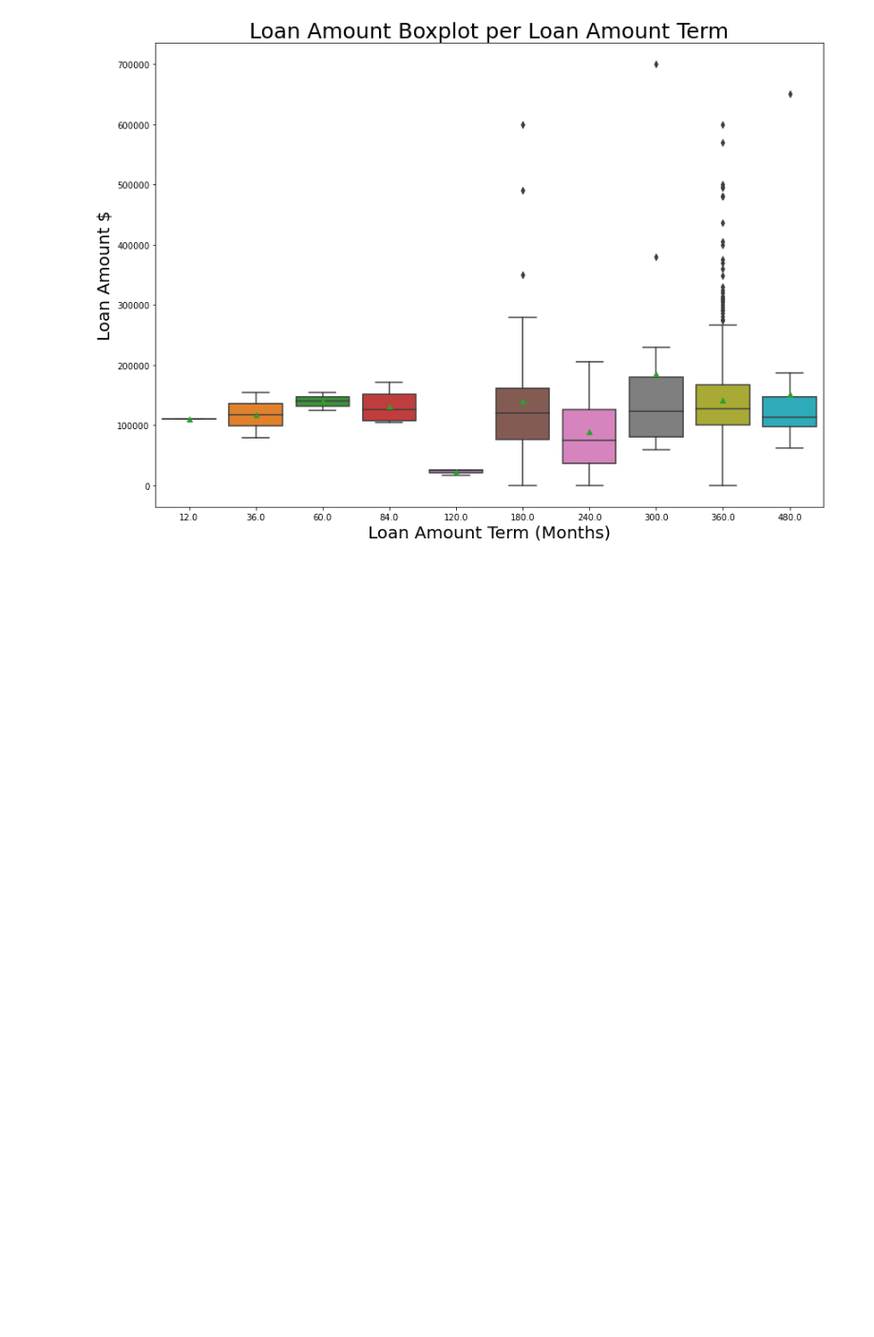
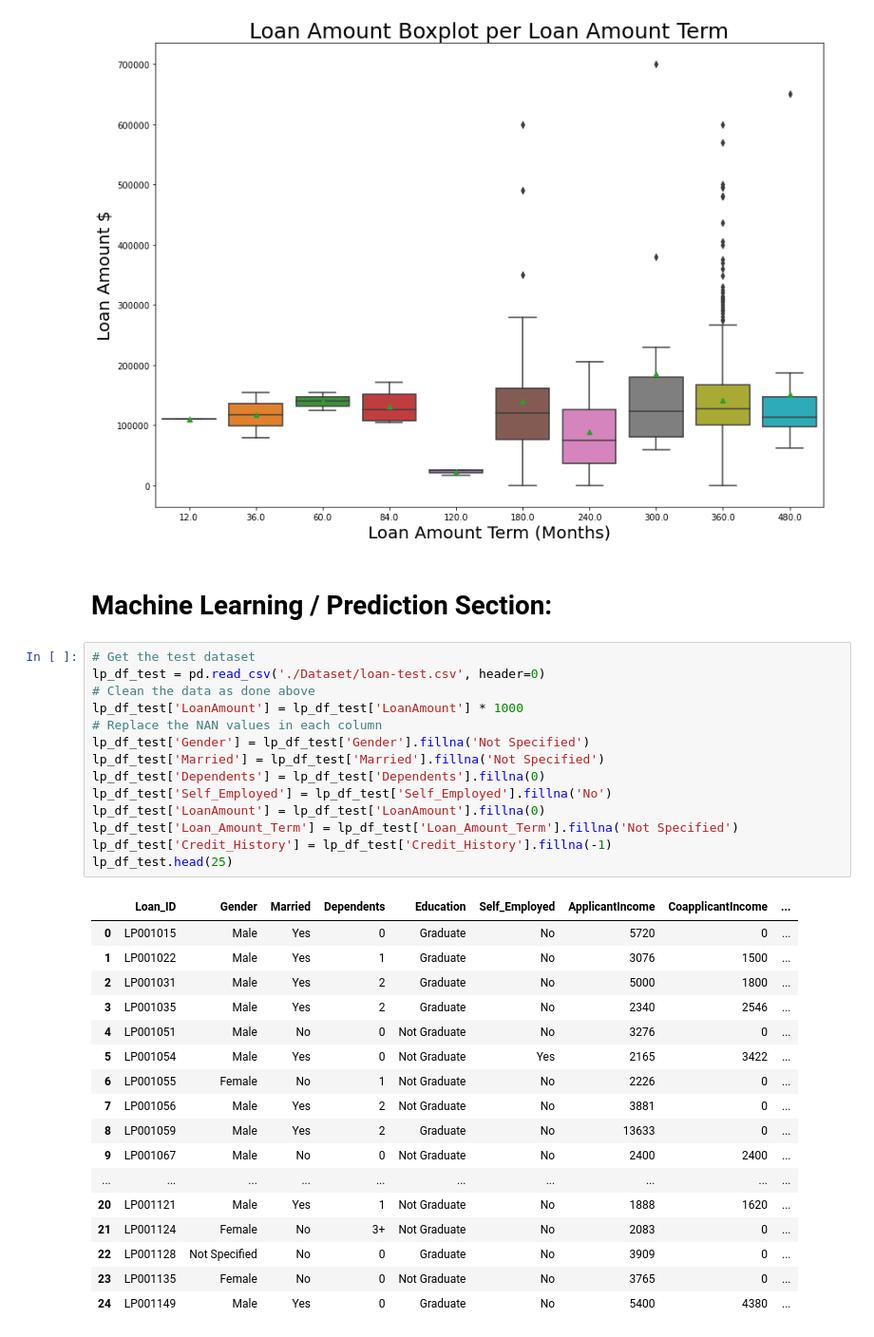
Before and after one commit to spa542/DSCI470, a Jupyter notebook: Project_2_Loan_Prediction_Dataset/Loan_Prediction_Dataset_Playground.ipynb, the cells around one changed output. Shown: that part at 95% size. Saved outputs shown, nothing was run; the diff lists cells and outputs as text; blank space fills up the shorter version.

```diff
--- a/Project_2_Loan_Prediction_Dataset/Loan_Prediction_Dataset_Playground.ipynb
+++ b/Project_2_Loan_Prediction_Dataset/Loan_Prediction_Dataset_Playground.ipynb
@@ -246,3 +250,37 @@ ax.set_xticklabels(unique_loan_amount_terms)
 plt.show()
 # %% [output]
 [figure]
+# %% [markdown]
+# Machine Learning / Prediction Section:
+# %%
+# Get the test dataset
+lp_df_test = pd.read_csv('./Dataset/loan-test.csv', header=0)
+# Clean the data as done above
+lp_df_test['LoanAmount'] = lp_df_test['LoanAmount'] * 1000
+# Replace the NAN values in each column
+lp_df_test['Gender'] = lp_df_test['Gender'].fillna('Not Specified')
+lp_df_test['Married'] = lp_df_test['Married'].fillna('Not Specified')
+lp_df_test['Dependents'] = lp_df_test['Dependents'].fillna(0)
+lp_df_test['Self_Employed'] = lp_df_test['Self_Employed'].fillna('No')
+lp_df_test['LoanAmount'] = lp_df_test['LoanAmount'].fillna(0)
+lp_df_test['Loan_Amount_Term'] = lp_df_test['Loan_Amount_Term'].fillna('Not Specified')
+lp_df_test['Credit_History'] = lp_df_test['Credit_History'].fillna(-1)
+lp_df_test.head(25)
+# %% [output]
+|  | Loan_ID | Gender | Married | Dependents | Education | Self_Employed | ApplicantIncome | CoapplicantIncome | ... |
+| 0 | LP001015 | Male | Yes | 0 | Graduate | No | 5720 | 0 | ... |
+| 1 | LP001022 | Male | Yes | 1 | Graduate | No | 3076 | 1500 | ... |
+| 2 | LP001031 | Male | Yes | 2 | Graduate | No | 5000 | 1800 | ... |
+| 3 | LP001035 | Male | Yes | 2 | Graduate | No | 2340 | 2546 | ... |
+| 4 | LP001051 | Male | No | 0 | Not Graduate | No | 3276 | 0 | ... |
+| 5 | LP001054 | Male | Yes | 0 | Not Graduate | Yes | 2165 | 3422 | ... |
+| 6 | LP001055 | Female | No | 1 | Not Graduate | No | 2226 | 0 | ... |
+| 7 | LP001056 | Male | Yes | 2 | Not Graduate | No | 3881 | 0 | ... |
+| 8 | LP001059 | Male | Yes | 2 | Graduate | No | 13633 | 0 | ... |
+| 9 | LP001067 | Male | No | 0 | Not Graduate | No | 2400 | 2400 | ... |
+| ... | ... | ... | ... | ... | ... | ... | ... | ... | ... |
+| 20 | LP001121 | Male | Yes | 1 | Not Graduate | No | 1888 | 1620 | ... |
+| 21 | LP001124 | Female | No | 3+ | Not Graduate | No | 2083 | 0 | ... |
+| 22 | LP001128 | Not Specified | No | 0 | Graduate | No | 3909 | 0 | ... |
+| 23 | LP001135 | Female | No | 0 | Not Graduate | No | 3765 | 0 | ... |
+| 24 | LP001149 | Male | Yes | 0 | Graduate | No | 5400 | 4380 | ... |
```
Also changed, not shown: parts of 6 cells of this notebook.
